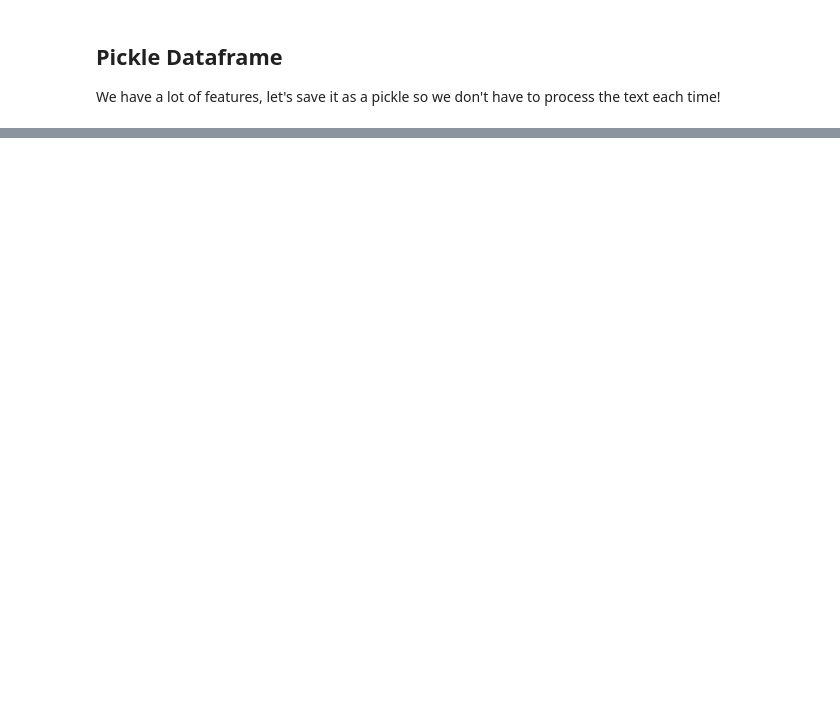
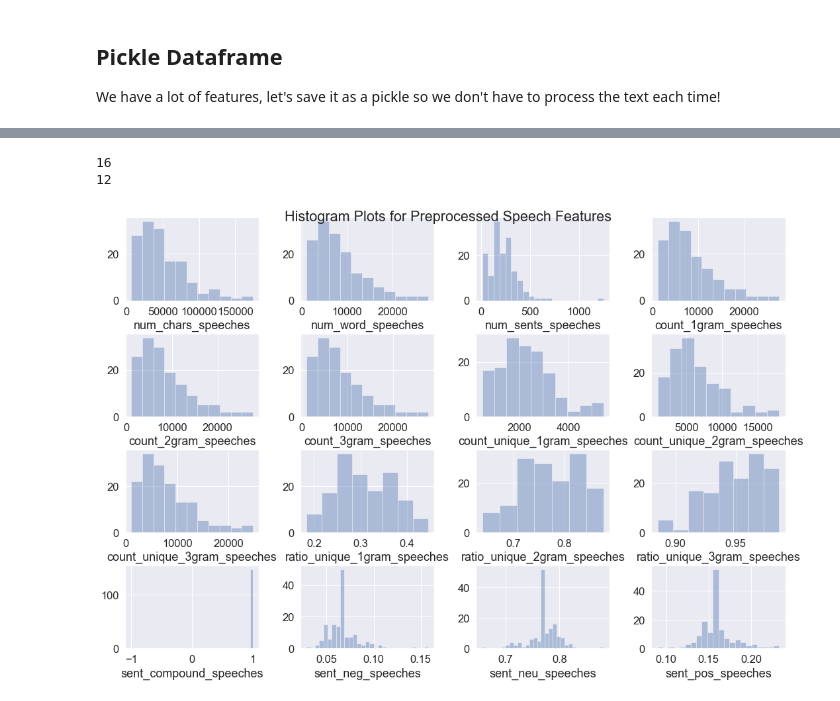
Before and after one commit to Midroni/cmpe-final-project, a Jupyter notebook: notebooks/2. Data Cleaning and Featurization.ipynb, the cells around one changed output, grey strips where cells are left out. Saved outputs shown, nothing was run; the diff lists cells and outputs as text; code cells hidden in the pictures; blank space fills up the shorter version.

```diff
--- a/notebooks/2. Data Cleaning and Featurization.ipynb
+++ b/notebooks/2. Data Cleaning and Featurization.ipynb
@@ -229,0 +403,2 @@ add_feature_sentiment_sid(df,'speeches',avg=False)
+# %%
+null_cols = [col for col in df.columns if 'sent_' in col]
@@ -301,0 +595,48 @@ df.to_pickle('../data/features_df.pkl')
+# %%
+def histogramania(df,columns,shape):
+    f, axes = plt.subplots(shape[0],shape[1])
+    f.set_figheight(10)
+    f.set_figwidth(15)
+    axes = axes.flatten()
+    f.tight_layout()
+    f.suptitle('Histogram Plots for Preprocessed Speech Features')
+    sns.set(font_scale=1.5)
+    #Plots
+    for i, col in enumerate(columns):
+        plot = sns.distplot(df[col],ax=axes[i],kde=False)
+
+    #Remove unused axes
+    if len(axes) > len(columns):
+        for idx in range(len(columns),len(axes)):
+            axes[idx].remove ()
+# %%
+cols1 = ['num_chars_speeches', 'num_word_speeches',
+       'num_sents_speeches', 'count_1gram_speeches', 'count_2gram_speeches',
+       'count_3gram_speeches', 'count_unique_1gram_speeches',
+       'count_unique_2gram_speeches', 'count_unique_3gram_speeches',
+       'ratio_unique_1gram_speeches', 'ratio_unique_2gram_speeches',
+       'ratio_unique_3gram_speeches', 'sent_compound_speeches',
+       'sent_neg_speeches', 'sent_neu_speeches', 'sent_pos_speeches']
+
+cols2 = ['sim_tfidf_min_IC0',
+       'sim_tfidf_min_IC1',
+       'sim_tfidf_min_IC2',
+       'sim_tfidf_min_IC3',
+       'sim_tfidf_min_IC4',
+       'sim_tfidf_max_IC0',
+       'sim_w2v_speeches_min_IC0', 'sim_w2v_speeches_min_IC1',
+       'sim_w2v_speeches_min_IC2', 'sim_w2v_speeches_min_IC3',
+       'sim_w2v_speeches_min_IC4', 'sim_w2v_speeches_max_IC0']
+
+replace_cols = list(df.columns[:-12]) + cols2
+# %%
+df.columns = replace_cols
+print(len(cols1))
+print(len(cols2))
+# %% [output]
+16
+12
+# %%
+histogramania(df, cols1, [4,4])
+# %% [output]
+[figure, added]
```
Also changed, not shown: parts of 34 cells of this notebook, 9 other files.
